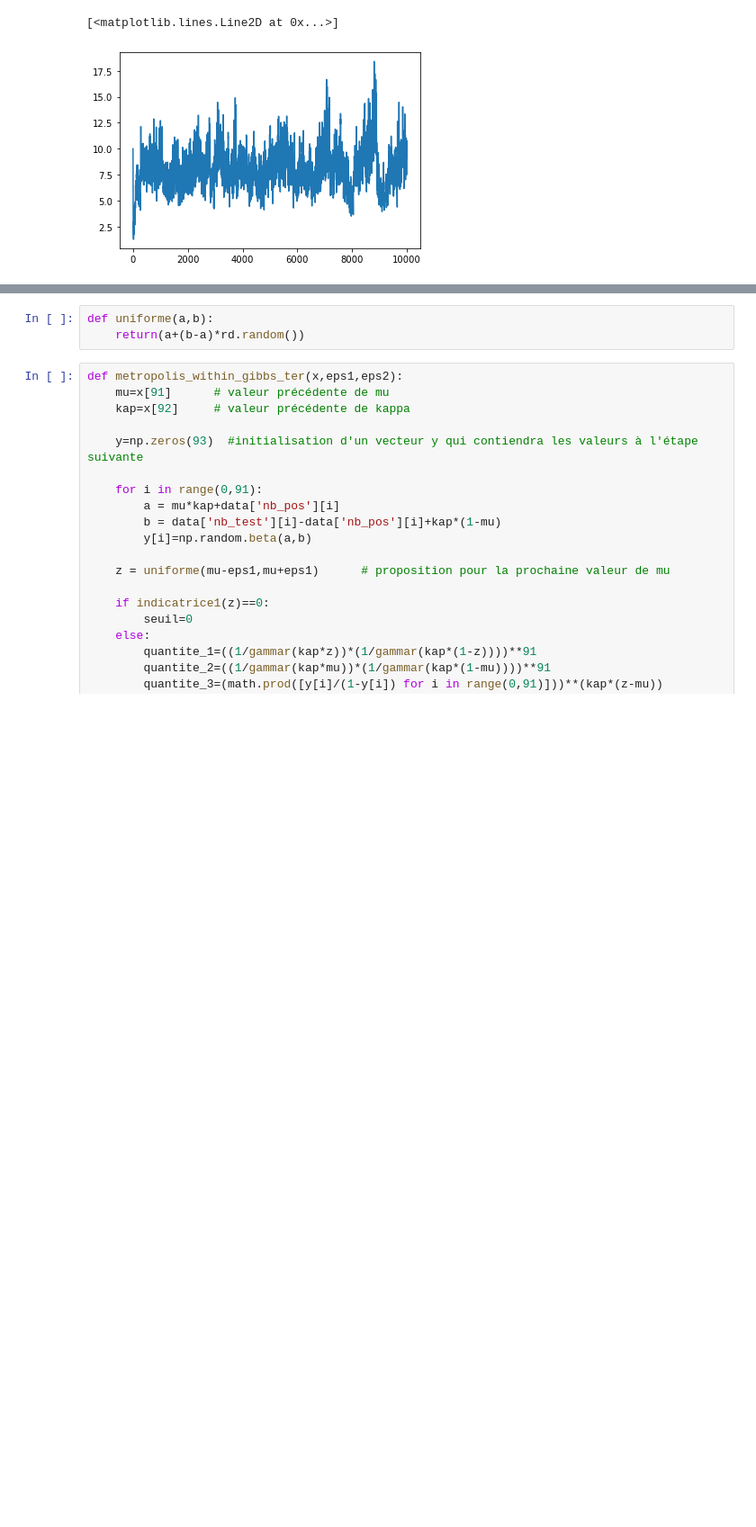
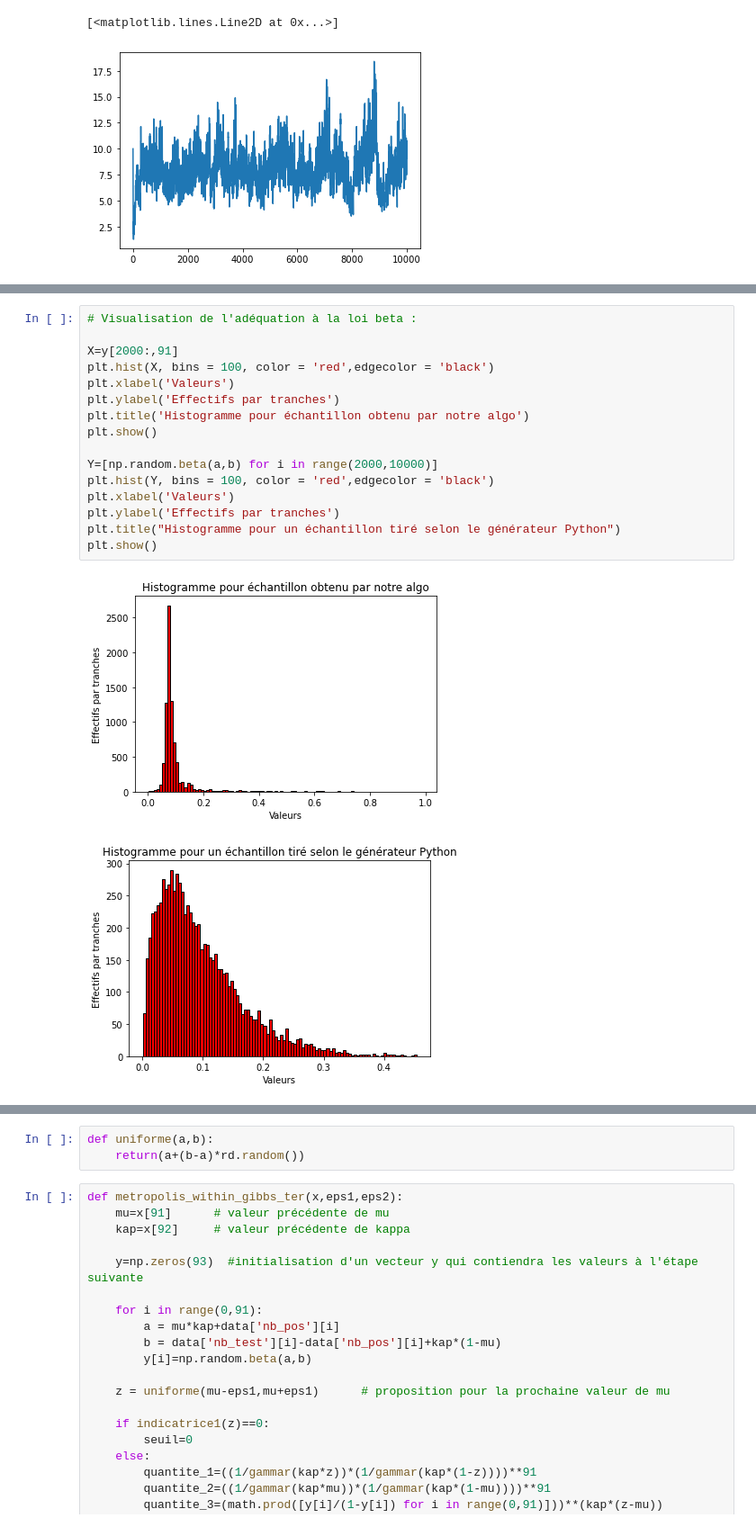
Before and after one commit to erialc-cal/MCM_Listeria_Prevalence, a Jupyter notebook: exploratoire_robin.ipynb, the cells around one changed output, grey strips where cells are left out. Shown: that part at 90% size. Drawn from its saved outputs; the diff is of its cells as text; blank space fills up the shorter version.

```diff
--- a/exploratoire_robin.ipynb
+++ b/exploratoire_robin.ipynb
@@ -730,0 +522,19 @@ np.mean(y[0:20000,92])
+# %%
+# Visualisation de l'adéquation à la loi beta :
+
+X=y[2000:,91]
+plt.hist(X, bins = 100, color = 'red',edgecolor = 'black')
+plt.xlabel('Valeurs')
+plt.ylabel('Effectifs par tranches')
+plt.title('Histogramme pour échantillon obtenu par notre algo')
+plt.show()
+
+Y=[np.random.beta(a,b) for i in range(2000,10000)]
+plt.hist(Y, bins = 100, color = 'red',edgecolor = 'black')
+plt.xlabel('Valeurs')
+plt.ylabel('Effectifs par tranches')
+plt.title("Histogramme pour un échantillon tiré selon le générateur Python")
+plt.show()
+# %% [output]
+[figure, added]
+[figure, added]
```
Also changed, not shown: parts of 64 cells of this notebook.
